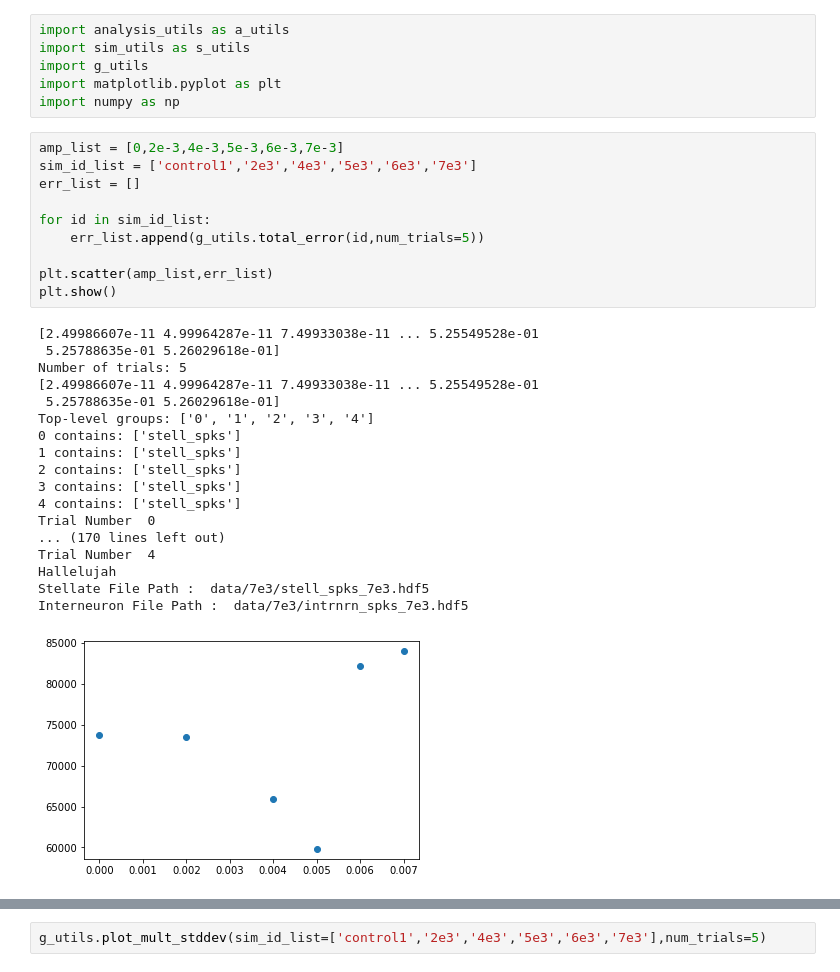
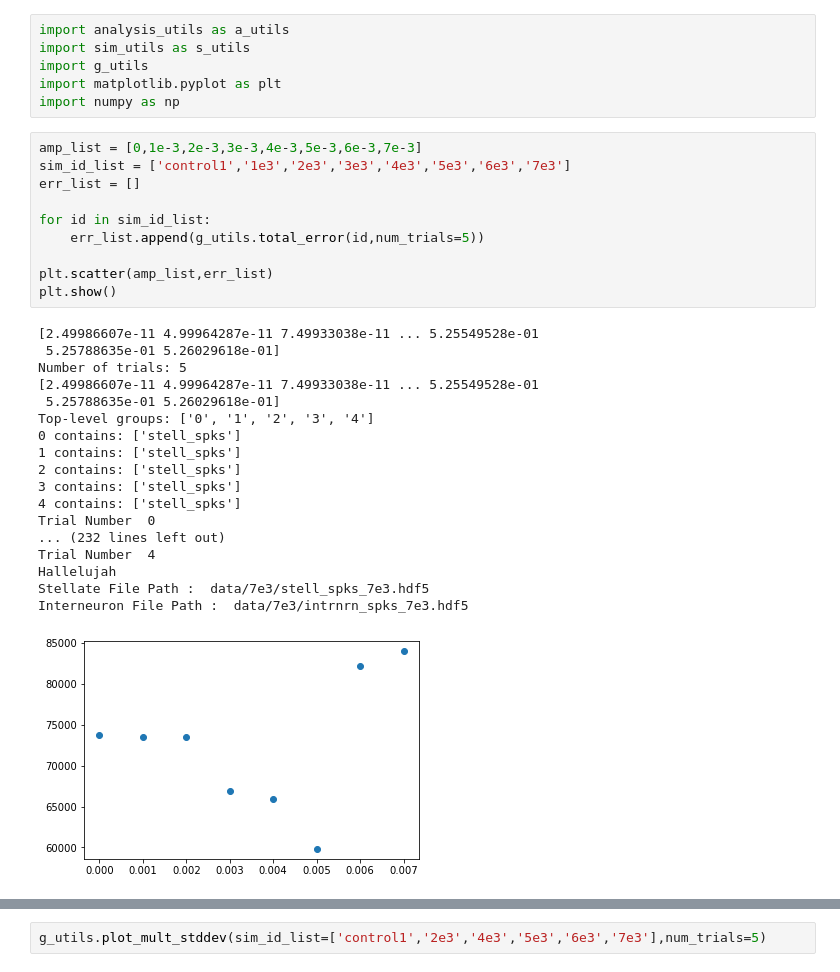
Before and after one commit to tiny-infinity/GridCellsCopy, a Jupyter notebook: analysis/notebooks/real_analysis/ra_!.ipynb, the cells around one changed output, grey strips where cells are left out. Cells and saved outputs as stored; diff of their text form.

```diff
--- a/analysis/notebooks/real_analysis/ra_!.ipynb
+++ b/analysis/notebooks/real_analysis/ra_!.ipynb
@@ -9,31 +9,31 @@ import g_utils
 import matplotlib.pyplot as plt
 import numpy as np
 # %%
-amp_list = [0,2e-3,4e-3,5e-3,6e-3,7e-3]
-sim_id_list = ['control1','2e3','4e3','5e3','6e3','7e3']
+amp_list = [0,1e-3,2e-3,3e-3,4e-3,5e-3,6e-3,7e-3]
+sim_id_list = ['control1','1e3','2e3','3e3','4e3','5e3','6e3','7e3']
 err_list = []
 
 for id in sim_id_list:
     err_list.append(g_utils.total_error(id,num_trials=5))
 
 plt.scatter(amp_list,err_list)
 plt.show()
 # %% [output]
 [2.49986607e-11 4.99964287e-11 7.49933038e-11 ... 5.25549528e-01
  5.25788635e-01 5.26029618e-01]
 Number of trials: 5
 [2.49986607e-11 4.99964287e-11 7.49933038e-11 ... 5.25549528e-01
  5.25788635e-01 5.26029618e-01]
 Top-level groups: ['0', '1', '2', '3', '4']
 0 contains: ['stell_spks']
 1 contains: ['stell_spks']
 2 contains: ['stell_spks']
 3 contains: ['stell_spks']
 4 contains: ['stell_spks']
 Trial Number  0
-... (170 lines left out)
+... (232 lines left out)
 Trial Number  4
 Hallelujah
 Stellate File Path :  data/7e3/stell_spks_7e3.hdf5
 Interneuron File Path :  data/7e3/intrnrn_spks_7e3.hdf5
-[figure, old version]
+[figure, new version]
```
Also changed, not shown: parts of 6 cells of this notebook, 11 other files.
